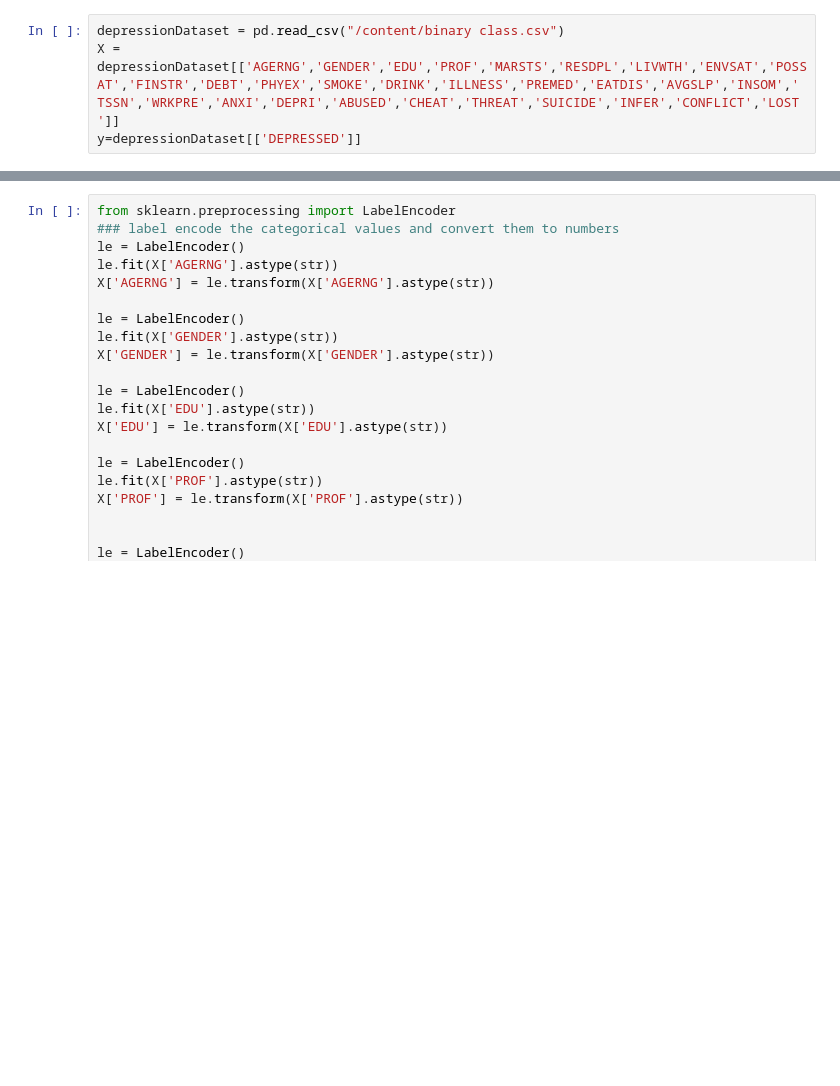
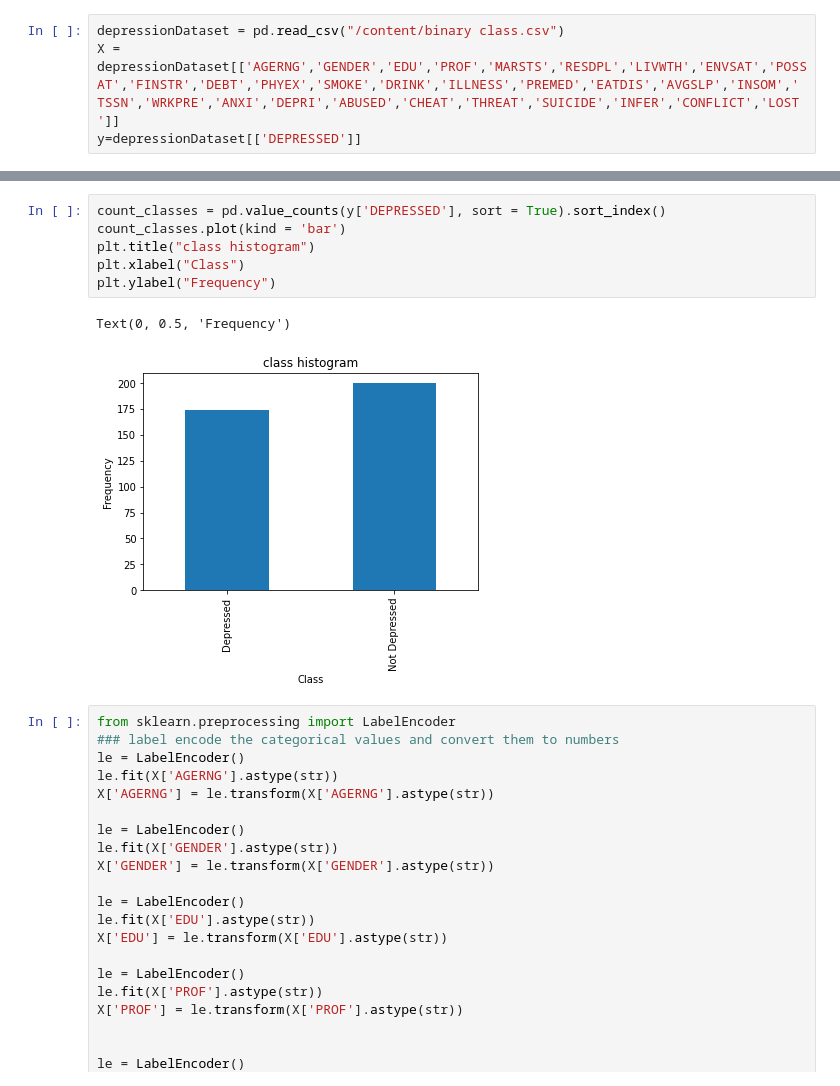
Before and after one commit to Thasneem-vazim/Depression-detection-30-features-with-collected-dataset-, a Jupyter notebook: Without_using_feature_selection.ipynb, the cells around one changed output, grey strips where cells are left out. Drawn from its saved outputs; the diff is of its cells as text; blank space fills up the shorter version.

```diff
--- a/Without_using_feature_selection.ipynb
+++ b/Without_using_feature_selection.ipynb
@@ -19,3 +31,12 @@ y=depressionDataset[['DEPRESSED']]
+# %%
+count_classes = pd.value_counts(y['DEPRESSED'], sort = True).sort_index()
+count_classes.plot(kind = 'bar')
+plt.title("class histogram")
+plt.xlabel("Class")
+plt.ylabel("Frequency")
+# %% [output]
+Text(0, 0.5, 'Frequency')
+[figure, added]
 # %%
 from sklearn.preprocessing import LabelEncoder
 ### label encode the categorical values and convert them to numbers
```
Also changed, not shown: parts of 3 cells of this notebook.
